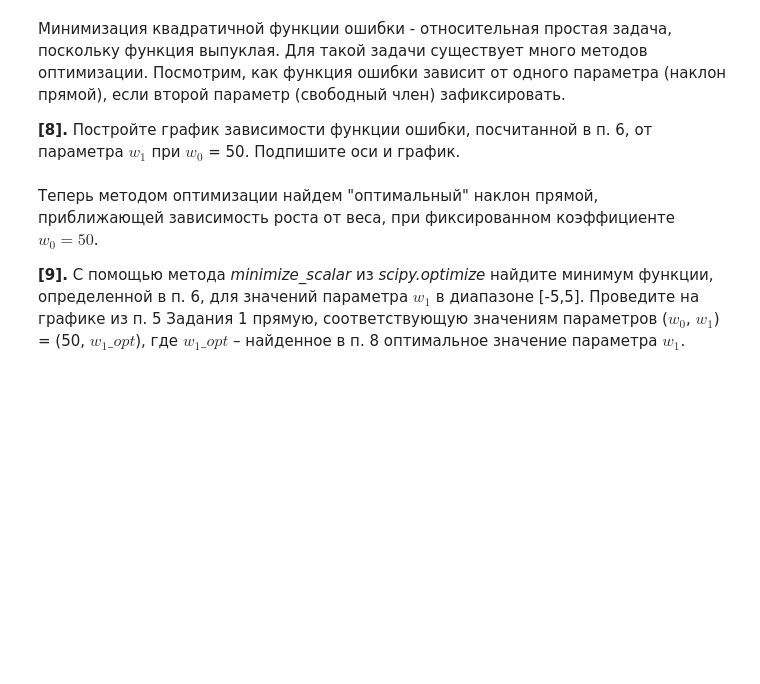
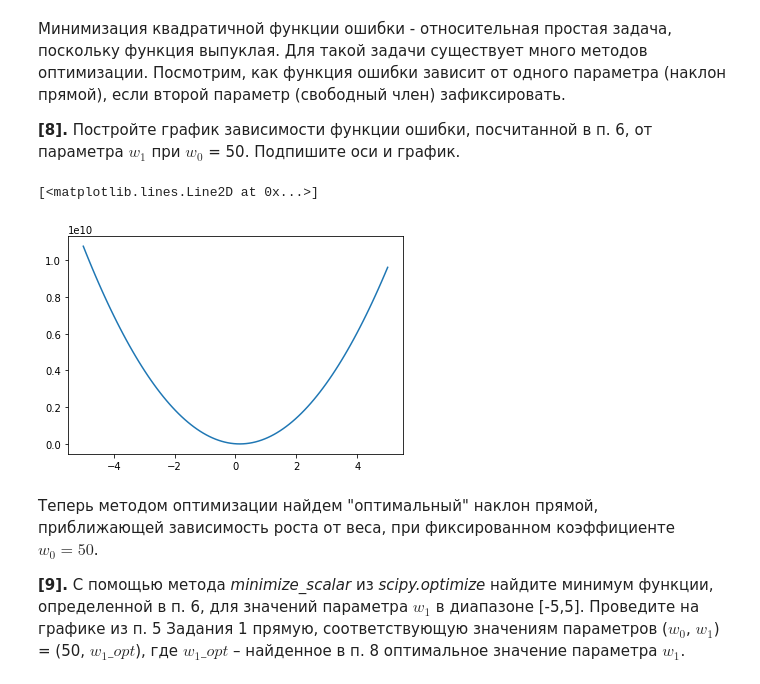
Before and after one commit to qweasd7924/MIPT-machine-learning, a Jupyter notebook: c2/w1/peer_review_linreg_height_weight.ipynb, the cells around one changed output. Saved outputs shown, nothing was run; the diff lists cells and outputs as text; code cells hidden in the pictures; blank space fills up the shorter version.

```diff
--- a/c2/w1/peer_review_linreg_height_weight.ipynb
+++ b/c2/w1/peer_review_linreg_height_weight.ipynb
@@ -123,9 +123,3 @@ data.plot(kind='scatter',x='Weight',y='Height')
 **[6].** Напишите функцию, которая по двум параметрам $w_0$ и $w_1$ вычисляет квадратичную ошибку приближения зависимости роста $y$ от веса $x$ прямой линией $y = w_0 + w_1 * x$:
 $$error(w_0, w_1) = \sum_{i=1}^n {(y_i - (w_0 + w_1 * x_i))}^2 $$
 Здесь $n$ – число наблюдений в наборе данных, $y_i$ и $x_i$ – рост и вес $i$-ого человека в наборе данных.
-# %%
-# Ваш код здесь
-def error(w0,w1):
-    y = w0 + w1*data['Weight']
-    z = np.sum((y - (w0 + w1*data['Height']))^2)
-    return z
@@ -150,3 +126,15 @@ Name: Weight, Length: 25000, dtype: float64
+# %%
+# Ваш код здесь
+def getY(x,w0,w1):
+    return w0 + x*w1
+
+# def error(w0,w1):
+#     rData, cData = data.shape
+#     error = np.zeros( rData )
+#     error = (data['Height'] - (w0 + w1 * data['Weight'])) ** 2
+#     return error.sum()
+def error(w0,w1):
+    return sum(map(lambda x,y: (y - getY(x,w0,w1))**2,data.Weight,data.Height))
 # %% [markdown]
 Итак, мы решаем задачу: как через облако точек, соответсвующих наблюдениям в нашем наборе данных, в пространстве признаков "Рост" и "Вес" провести прямую линию так, чтобы минимизировать функционал из п. 6. Для начала давайте отобразим хоть какие-то прямые и убедимся, что они плохо передают зависимость роста от веса.
 
@@ -162,3 +160,22 @@ Name: Weight, Length: 25000, dtype: float64
+# %%
+# Ваш код здесь
+xError = np.linspace(-5,5,100)
+plt.plot(xError,error(50,xError))
+# numw1Iter = 100
+# w1Iter = np.linspace(-5., 5., numw1Iter)
+
+# errw1Iter = np.zeros( (numw1Iter) )
+# for i in xrange(numw1Iter):
+#     errw1Iter[i] = error(50., w1Iter[i])
+# plt.plot(w1Iter, errw1Iter)
+# for i in range(0,xError.size):
+#     print error(50.,xError[i])
+
+# error(50,xError)
+# error()
+# %% [output]
+[<matplotlib.lines.Line2D at 0x...>]
+[figure, added]
 # %% [markdown]
 Теперь методом оптимизации найдем "оптимальный" наклон прямой, приближающей зависимость роста от веса, при фиксированном коэффициенте $w_0 = 50$.
 
```
Also changed, not shown: parts of 16 cells of this notebook.
